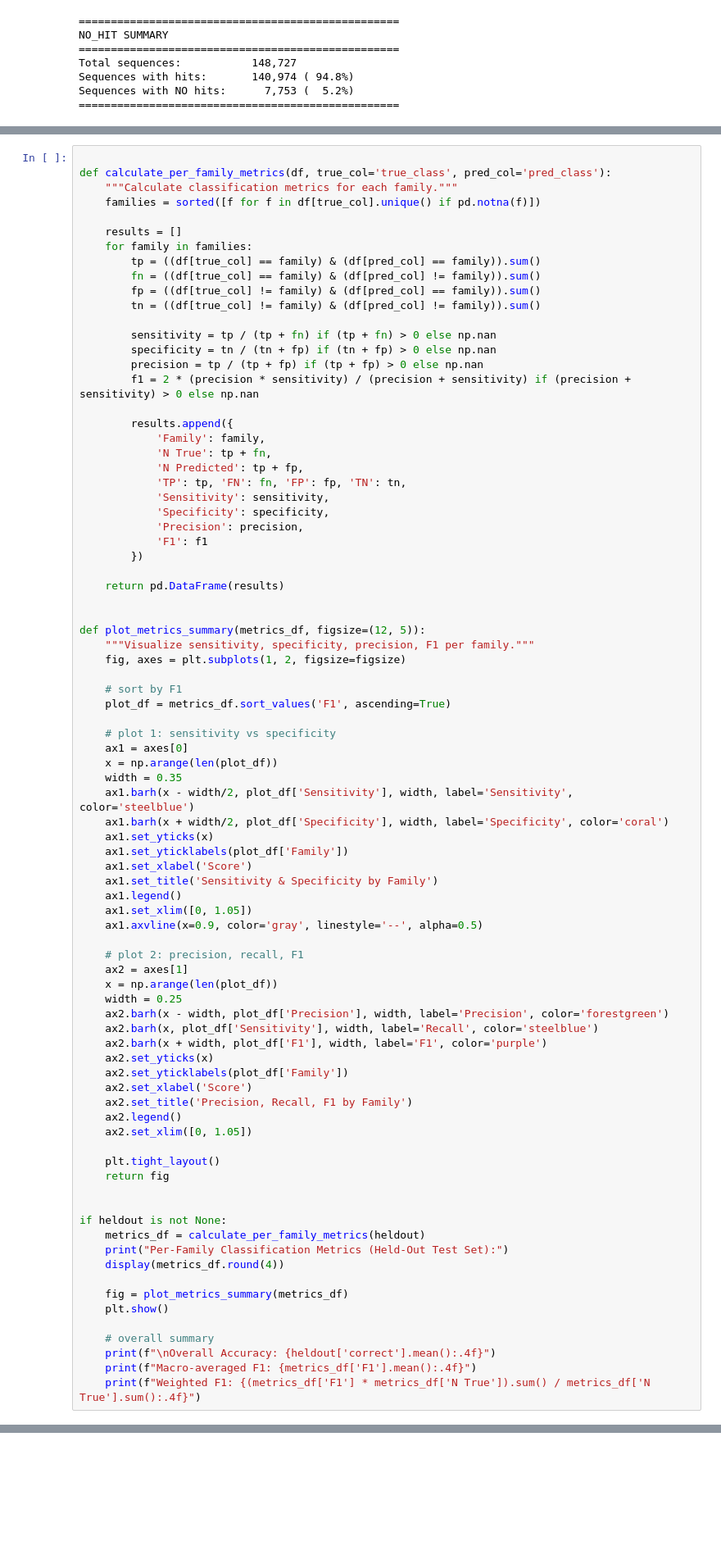
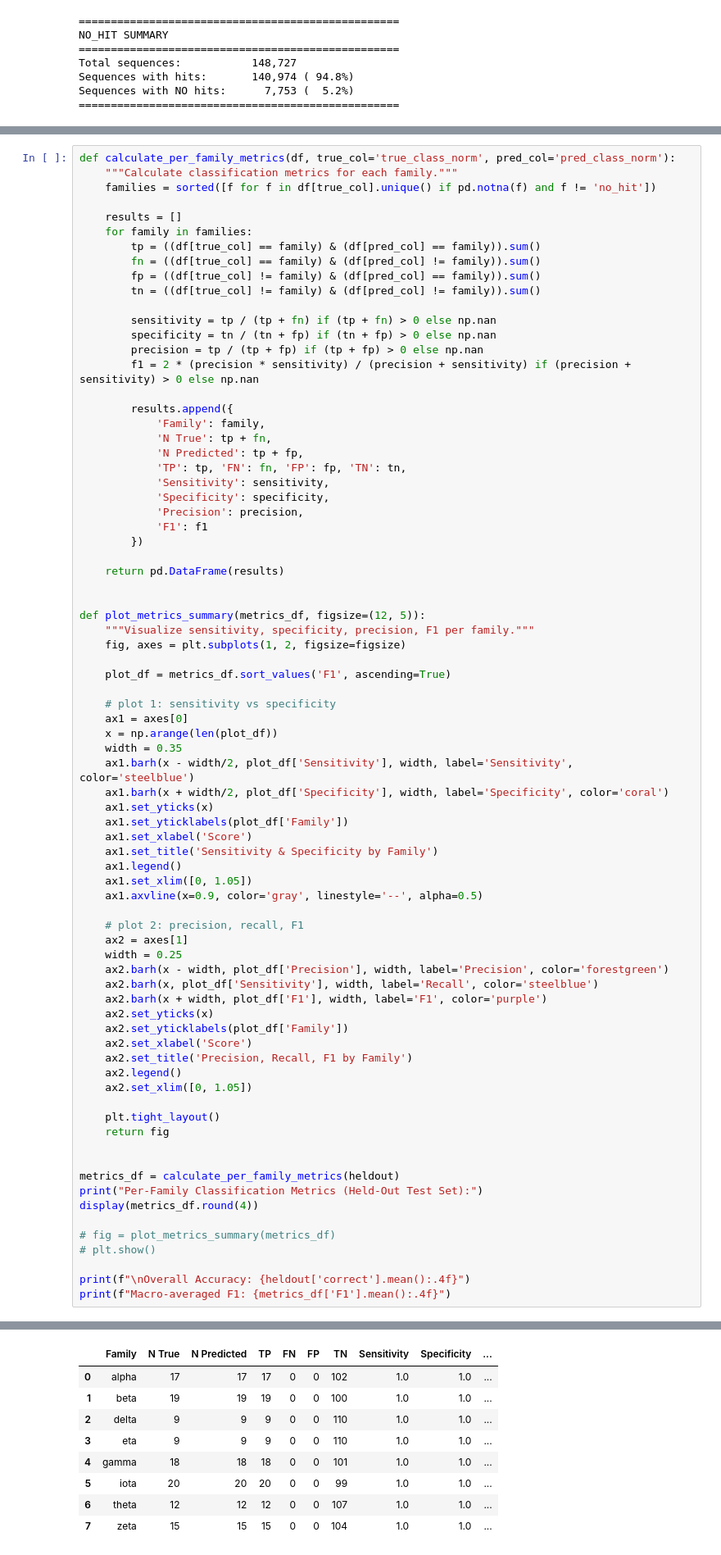
Before and after one commit to Sam-Kap1an/HHM-Profiles-for-CA-Enzymes, a Jupyter notebook: hmm_eval.ipynb, the cells around one changed output, grey strips where cells are left out. Shown at 82% size. Drawn from its saved outputs; the diff is of its cells as text; blank space fills up the shorter version.

Commit message:
more tests

```diff
--- a/hmm_eval.ipynb
+++ b/hmm_eval.ipynb
@@ -950,8 +1060,7 @@ else:
 # %%
-
-def calculate_per_family_metrics(df, true_col='true_class', pred_col='pred_class'):
+def calculate_per_family_metrics(df, true_col='true_class_norm', pred_col='pred_class_norm'):
     """Calculate classification metrics for each family."""
-    families = sorted([f for f in df[true_col].unique() if pd.notna(f)])
+    families = sorted([f for f in df[true_col].unique() if pd.notna(f) and f != 'no_hit'])
 
     results = []
     for family in families:
@@ -983,7 +1092,6 @@ def plot_metrics_summary(metrics_df, figsize=(12, 5)):
     """Visualize sensitivity, specificity, precision, F1 per family."""
     fig, axes = plt.subplots(1, 2, figsize=figsize)
 
-    # sort by F1
     plot_df = metrics_df.sort_values('F1', ascending=True)
 
     # plot 1: sensitivity vs specificity
@@ -1002,7 +1110,6 @@ def plot_metrics_summary(metrics_df, figsize=(12, 5)):
 
     # plot 2: precision, recall, F1
     ax2 = axes[1]
-    x = np.arange(len(plot_df))
     width = 0.25
     ax2.barh(x - width, plot_df['Precision'], width, label='Precision', color='forestgreen')
     ax2.barh(x, plot_df['Sensitivity'], width, label='Recall', color='steelblue')
@@ -1018,15 +1125,13 @@ def plot_metrics_summary(metrics_df, figsize=(12, 5)):
     return fig
 
 
-if heldout is not None:
-    metrics_df = calculate_per_family_metrics(heldout)
-    print("Per-Family Classification Metrics (Held-Out Test Set):")
-    display(metrics_df.round(4))
+metrics_df = calculate_per_family_metrics(heldout)
+print("Per-Family Classification Metrics (Held-Out Test Set):")
+display(metrics_df.round(4))
 
-    fig = plot_metrics_summary(metrics_df)
-    plt.show()
+# fig = plot_metrics_summary(metrics_df)
+# plt.show()
 
-    # overall summary
-    print(f"\nOverall Accuracy: {heldout['correct'].mean():.4f}")
-    print(f"Macro-averaged F1: {metrics_df['F1'].mean():.4f}")
-    print(f"Weighted F1: {(metrics_df['F1'] * metrics_df['N True']).sum() / metrics_df['N True'].sum():.4f}")
+print(f"\nOverall Accuracy: {heldout['correct'].mean():.4f}")
+print(f"Macro-averaged F1: {metrics_df['F1'].mean():.4f}")
+# %% [output]
@@ -1032,0 +1139,9 @@ if heldout is not None:
+|  | Family | N True | N Predicted | TP | FN | FP | TN | Sensitivity | Specificity | ... |
+| 0 | alpha | 17 | 17 | 17 | 0 | 0 | 102 | 1.0 | 1.0 | ... |
+| 1 | beta | 19 | 19 | 19 | 0 | 0 | 100 | 1.0 | 1.0 | ... |
+| 2 | delta | 9 | 9 | 9 | 0 | 0 | 110 | 1.0 | 1.0 | ... |
+| 3 | eta | 9 | 9 | 9 | 0 | 0 | 110 | 1.0 | 1.0 | ... |
+| 4 | gamma | 18 | 18 | 18 | 0 | 0 | 101 | 1.0 | 1.0 | ... |
+| 5 | iota | 20 | 20 | 20 | 0 | 0 | 99 | 1.0 | 1.0 | ... |
+| 6 | theta | 12 | 12 | 12 | 0 | 0 | 107 | 1.0 | 1.0 | ... |
+| 7 | zeta | 15 | 15 | 15 | 0 | 0 | 104 | 1.0 | 1.0 | ... |
```
Also changed, not shown: parts of 11 cells of this notebook.
